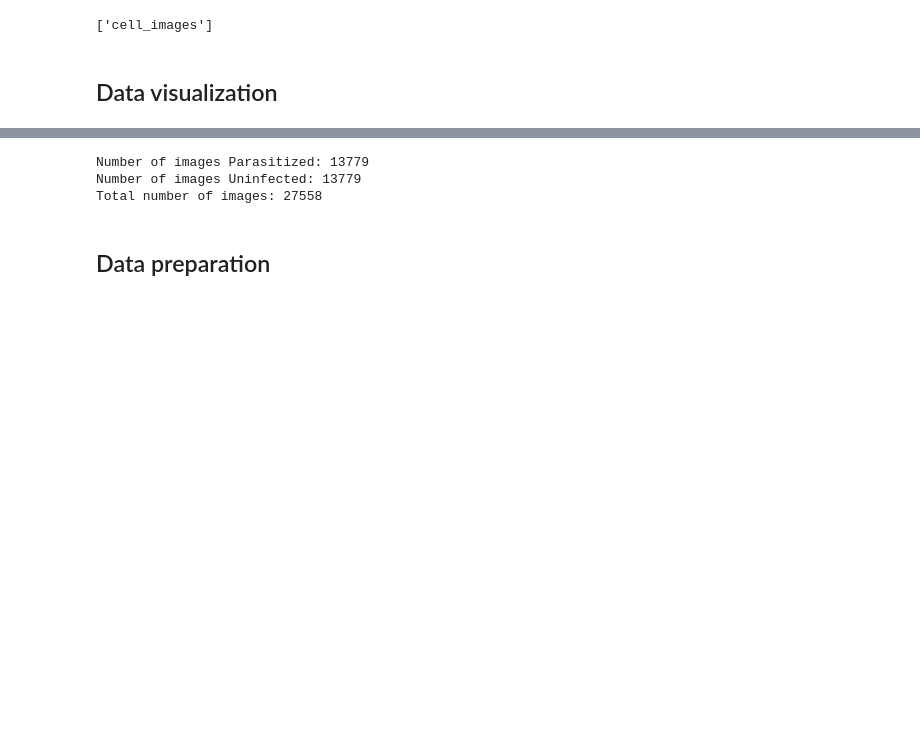
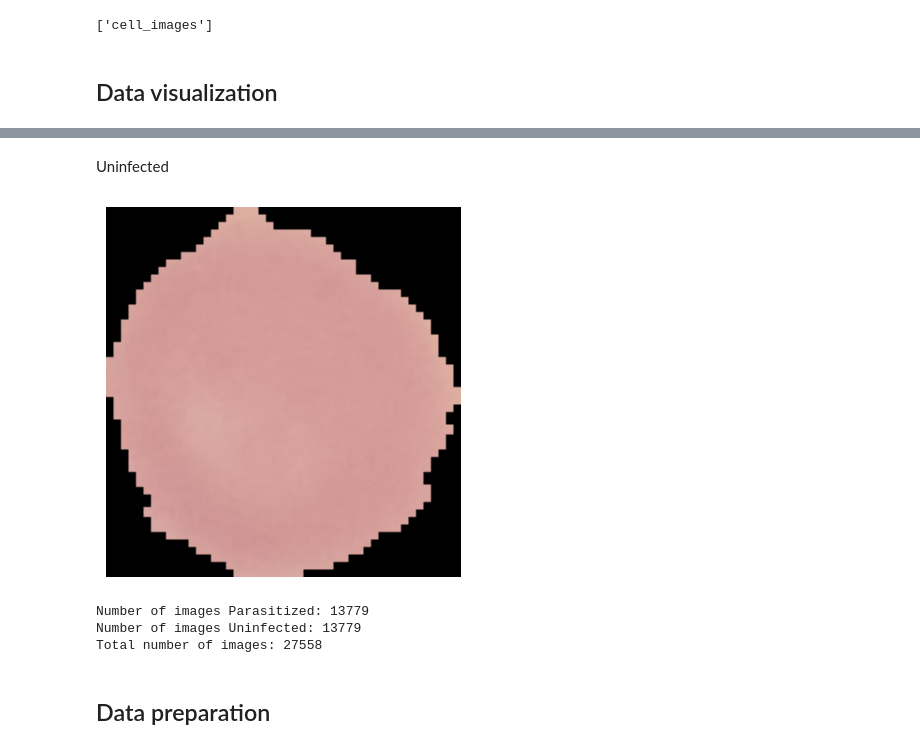
Before and after one commit to PatilVaishnav131/disease-prediction-ai, a Jupyter notebook: Malaria_detection.ipynb, the cells around one changed output, grey strips where cells are left out. Saved outputs shown, nothing was run; the diff lists cells and outputs as text; code cells hidden in the pictures; blank space fills up the shorter version.

```diff
--- a/Malaria_detection.ipynb
+++ b/Malaria_detection.ipynb
@@ -49,9 +121,11 @@ os.listdir(extract_to)
 # %% [markdown]
 ## Data visualization
 # %%
-import matplotlib.pyplot as plt
-import matplotlib.image as mpimg
-img = mpimg.imread('/content/MalariaDataset/cell_images/Parasitized/C100P61ThinF_IMG_20150918_144104_cell_162.png')
-plt.imshow(img)
-plt.axis('off') # Hide axes
-plt.show()
+def img_show(img_path):
+  import matplotlib.pyplot as plt
+  import matplotlib.image as mpimg
+
+  img = mpimg.imread(img_path)
+  plt.imshow(img)
+  plt.axis('off') # Hide axes
+  plt.show()
@@ -71,3 +138,9 @@ True
+# %% [markdown]
+Uninfected
+# %%
+img_show("/content/MalariaDataset/split/test/Uninfected/C100P61ThinF_IMG_20150918_144348_cell_125.png")
+# %% [output]
+[figure, added]
 # %%
 import os
 
```
Also changed, not shown: parts of 8 cells of this notebook.
